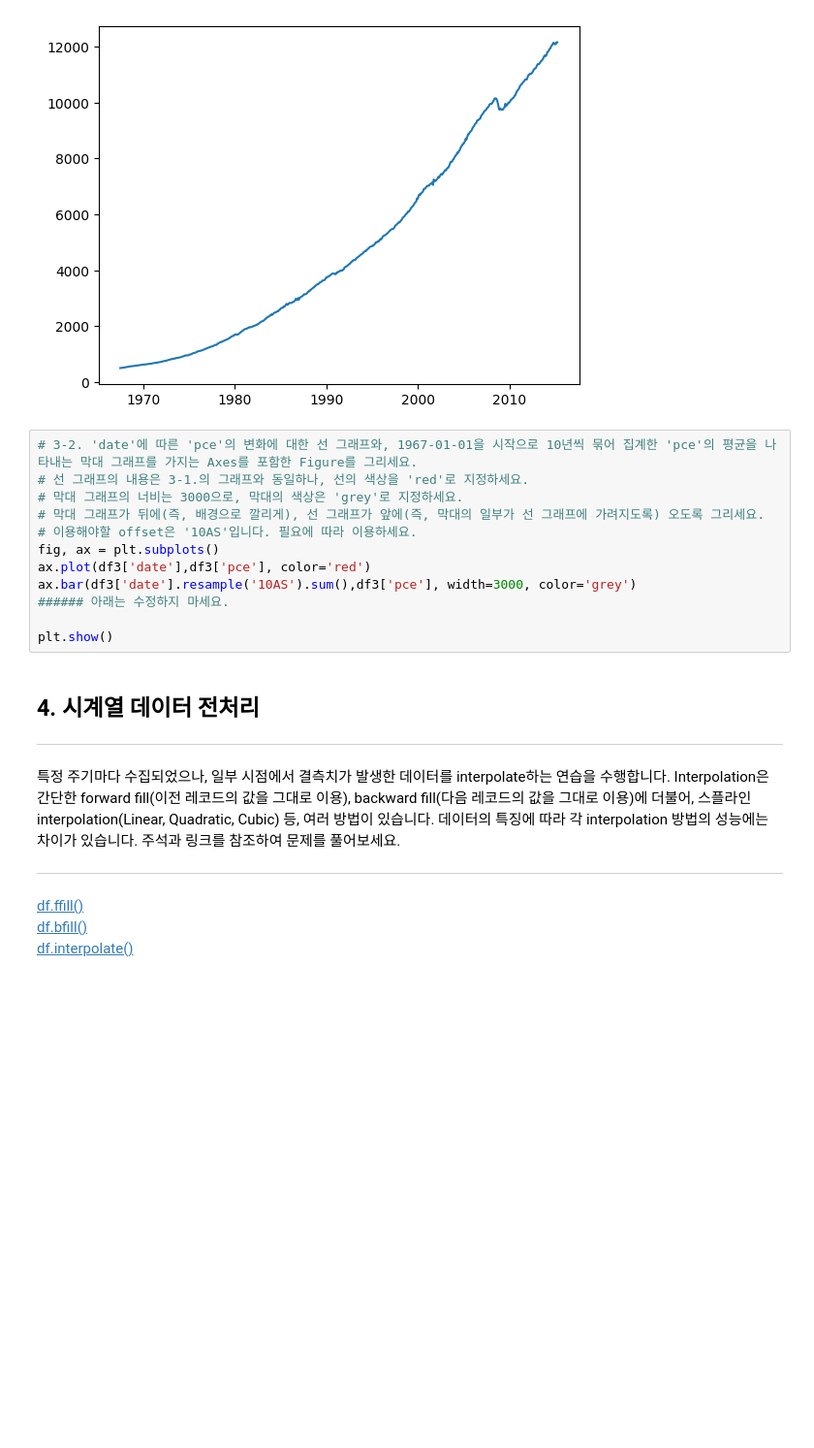
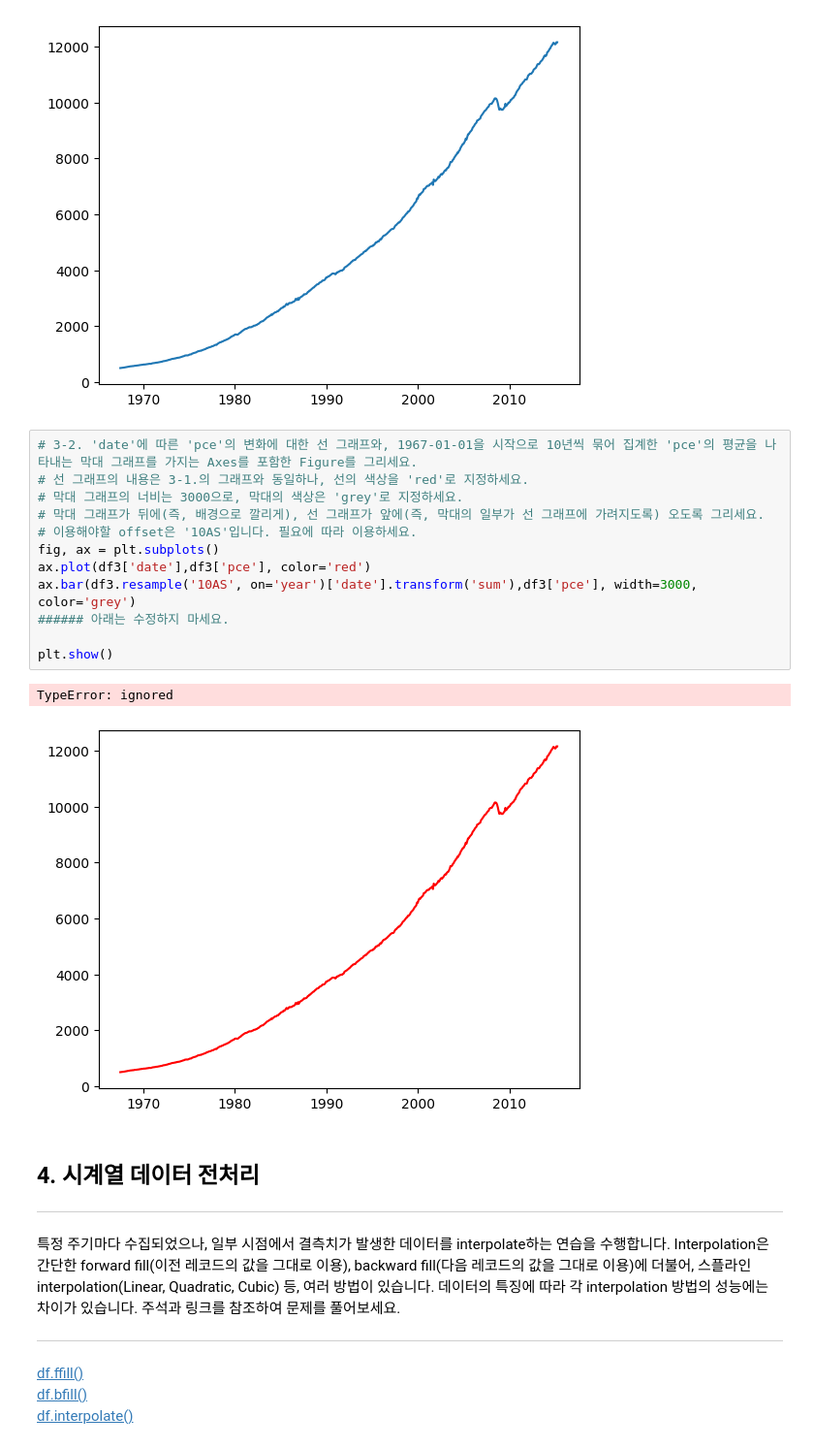
Before and after one commit to cwpark501/202211422, a Jupyter notebook: dap_w7_pub.ipynb, the cells around one changed output. Shown at 97% size. Cells and saved outputs as stored; diff of their text form; blank space fills up the shorter version.

```diff
--- a/dap_w7_pub.ipynb
+++ b/dap_w7_pub.ipynb
@@ -347,15 +347,18 @@ plt.show()
 # %%
 # 3-2. 'date'에 따른 'pce'의 변화에 대한 선 그래프와, 1967-01-01을 시작으로 10년씩 묶어 집계한 'pce'의 평균을 나타내는 막대 그래프를 가지는 Axes를 포함한 Figure를 그리세요.
 # 선 그래프의 내용은 3-1.의 그래프와 동일하나, 선의 색상을 'red'로 지정하세요.
 # 막대 그래프의 너비는 3000으로, 막대의 색상은 'grey'로 지정하세요.
 # 막대 그래프가 뒤에(즉, 배경으로 깔리게), 선 그래프가 앞에(즉, 막대의 일부가 선 그래프에 가려지도록) 오도록 그리세요.
 # 이용해야할 offset은 '10AS'입니다. 필요에 따라 이용하세요.
 fig, ax = plt.subplots()
 ax.plot(df3['date'],df3['pce'], color='red')
-ax.bar(df3['date'].resample('10AS').sum(),df3['pce'], width=3000, color='grey')
+ax.bar(df3.resample('10AS', on='year')['date'].transform('sum'),df3['pce'], width=3000, color='grey')
 ###### 아래는 수정하지 마세요.
 
 plt.show()
+# %% [output]
+TypeError: ignored
+[figure, added]
 # %% [markdown]
 ## **4. 시계열 데이터 전처리**
 
```
